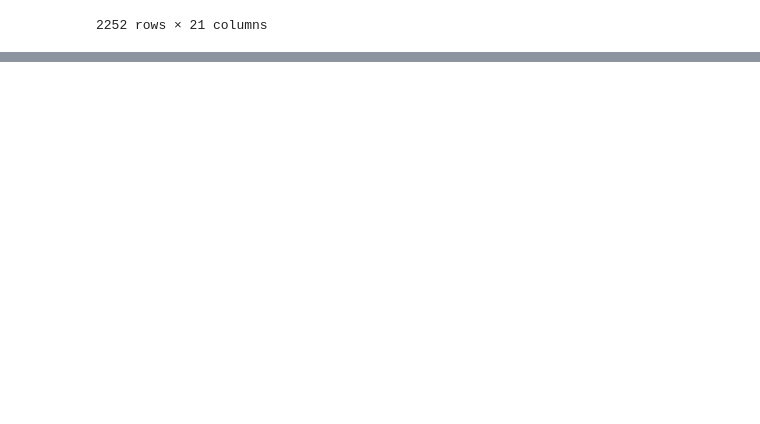
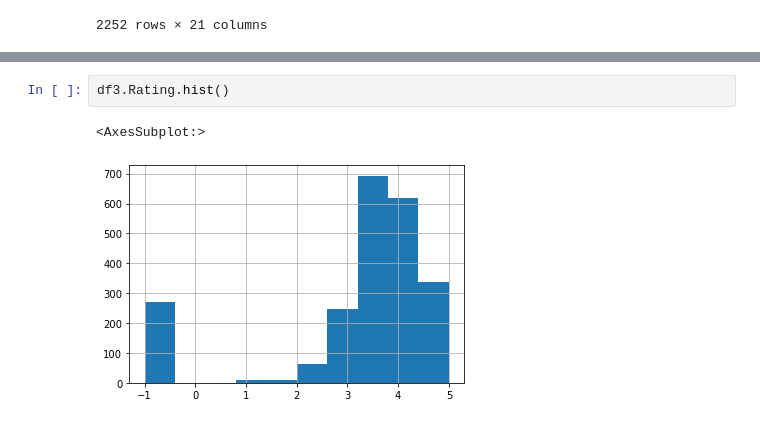
Before and after one commit to devgupta1907/DataScience_Projects, a Jupyter notebook: Salary_Analysis.ipynb, the cells around one changed output, grey strips where cells are left out. Cells and saved outputs as stored; diff of their text form; blank space fills up the shorter version.

```diff
--- a/Salary_Analysis.ipynb
+++ b/Salary_Analysis.ipynb
@@ -340,0 +350,5 @@ df3
+# %%
+df3.Rating.hist()
+# %% [output]
+<AxesSubplot:>
+[figure, added]
```
Also changed, not shown: parts of 14 cells of this notebook.
